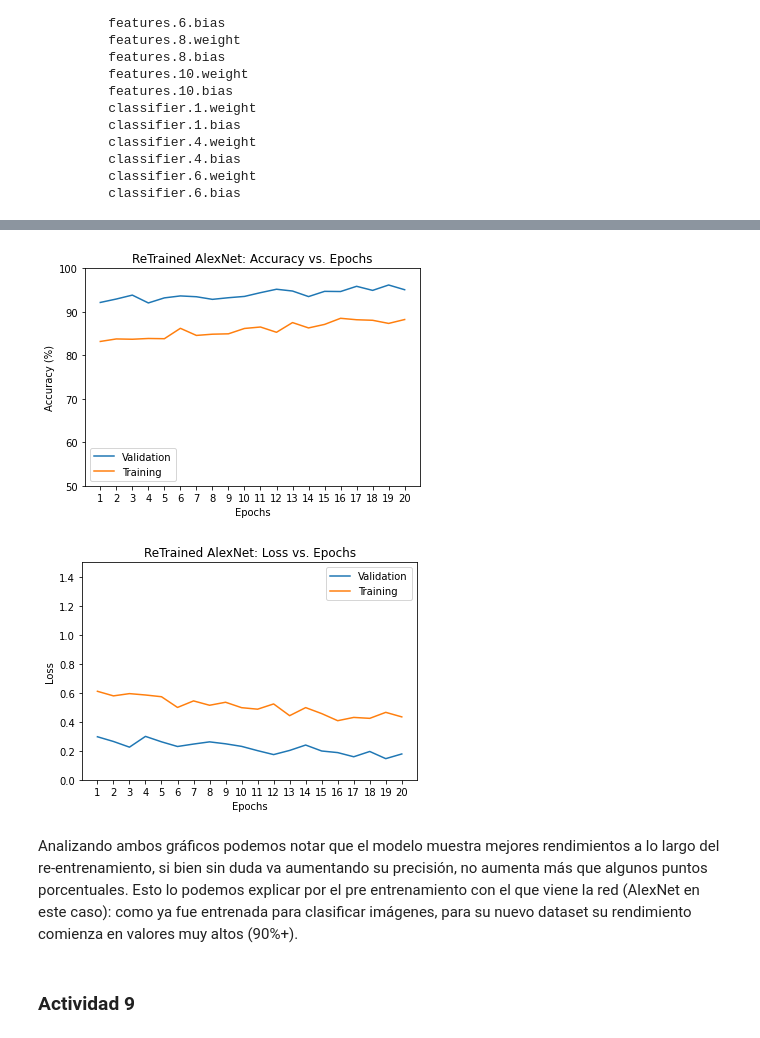
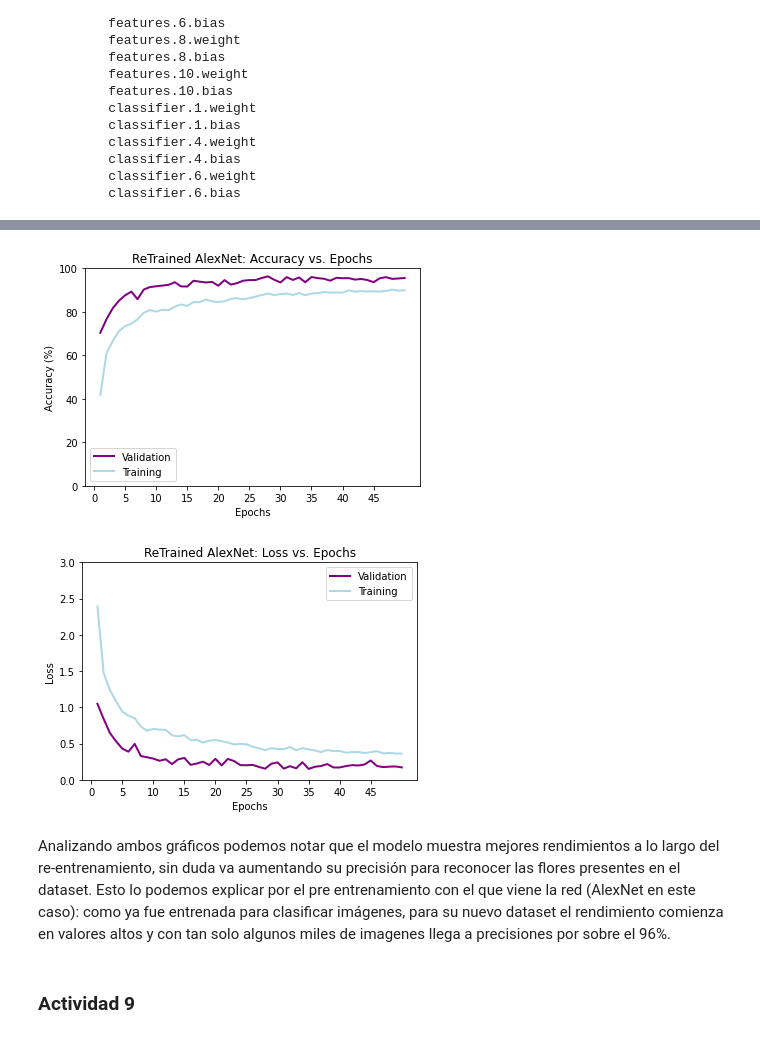
Before and after one commit to jpsiegel/Projects, a Jupyter notebook: Tarea1_DL.ipynb, the cells around one changed output, grey strips where cells are left out. Cells and saved outputs as stored; diff of their text form; code cells hidden in the pictures.

```diff
--- a/Tarea1_DL.ipynb
+++ b/Tarea1_DL.ipynb
@@ -179,7 +187,7 @@ num_classes = 102
 batch_size = 8
 
 # Number of epochs to train for
-num_epochs = 20
+num_epochs = 50
 
 def train_model(model, dataloaders, criterion, optimizer, num_epochs=25):
     since = time.time()
@@ -404,36 +412,37 @@ Best validation Accuracy: 0.961740
 !pip install matplotlib==3.1.3
 # %%
 # Plot Results
+
 val_acc_history = [h.cpu().numpy()*100 for h in val_acc_hist]
 train_acc_history = [h.cpu().numpy()*100 for h in train_acc_hist]
 
 plt.title("ReTrained AlexNet: Accuracy vs. Epochs")
 plt.xlabel("Epochs")
 plt.ylabel("Accuracy (%)")
-plt.plot(range(1,num_epochs+1), val_acc_history, label="Validation")
-plt.plot(range(1,num_epochs+1), train_acc_history, label="Training")
-plt.ylim((50,100))
-plt.xticks(np.arange(1, num_epochs+1, 1.0))
+plt.plot(range(1,num_epochs+1), val_acc_history, label="Validation", color="purple", linewidth=2)
+plt.plot(range(1,num_epochs+1), train_acc_history, label="Training", color="lightblue", linewidth=2)
+plt.ylim((0,100))
+plt.xticks(np.arange(0, num_epochs, 5.0))
 plt.legend()
 plt.show()
 
 val_loss_history = [h for h in val_loss_hist]
 train_loss_history = [h for h in train_loss_hist]
 
 plt.title("ReTrained AlexNet: Loss vs. Epochs")
 plt.xlabel("Epochs")
 plt.ylabel("Loss")
-plt.plot(range(1,num_epochs+1), val_loss_history, label="Validation")
-plt.plot(range(1,num_epochs+1), train_loss_history, label="Training")
-plt.ylim((0.0,1.5))
-plt.xticks(np.arange(1, num_epochs+1, 1.0))
+plt.plot(range(1,num_epochs+1), val_loss_history, label="Validation", color="purple", linewidth=2)
+plt.plot(range(1,num_epochs+1), train_loss_history, label="Training", color="lightblue", linewidth=2)
+plt.ylim((0.0,3))
+plt.xticks(np.arange(0, num_epochs, 5.0))
 plt.legend()
 plt.show()
 # %% [output]
-[figure, old version]
+[figure, new version]
-[figure, old version]
+[figure, new version]
 # %% [markdown]
-Analizando ambos gráficos podemos notar que el modelo muestra mejores rendimientos a lo largo del re-entrenamiento, si bien sin duda va aumentando su precisión, no aumenta más que algunos puntos porcentuales. Esto lo podemos explicar por el pre entrenamiento con el que viene la red (AlexNet en este caso): como ya fue entrenada para clasificar imágenes, para su nuevo dataset su rendimiento comienza en valores muy altos (90%+).
+Analizando ambos gráficos podemos notar que el modelo muestra mejores rendimientos a lo largo del re-entrenamiento, sin duda va aumentando su precisión para reconocer las flores presentes en el dataset. Esto lo podemos explicar por el pre entrenamiento con el que viene la red (AlexNet en este caso): como ya fue entrenada para clasificar imágenes, para su nuevo dataset el rendimiento comienza en valores altos y con tan solo algunos miles de imagenes llega a precisiones por sobre el 96%.
 # %% [markdown]
 ### Actividad 9
 # %%
```
Also changed, not shown: parts of 12 cells of this notebook.
